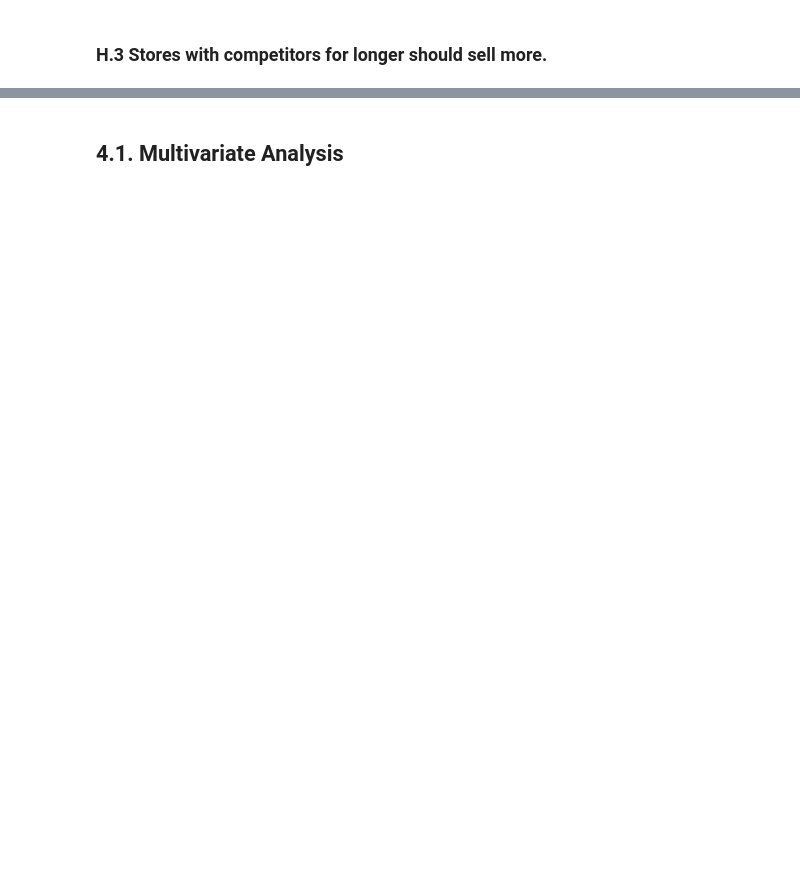
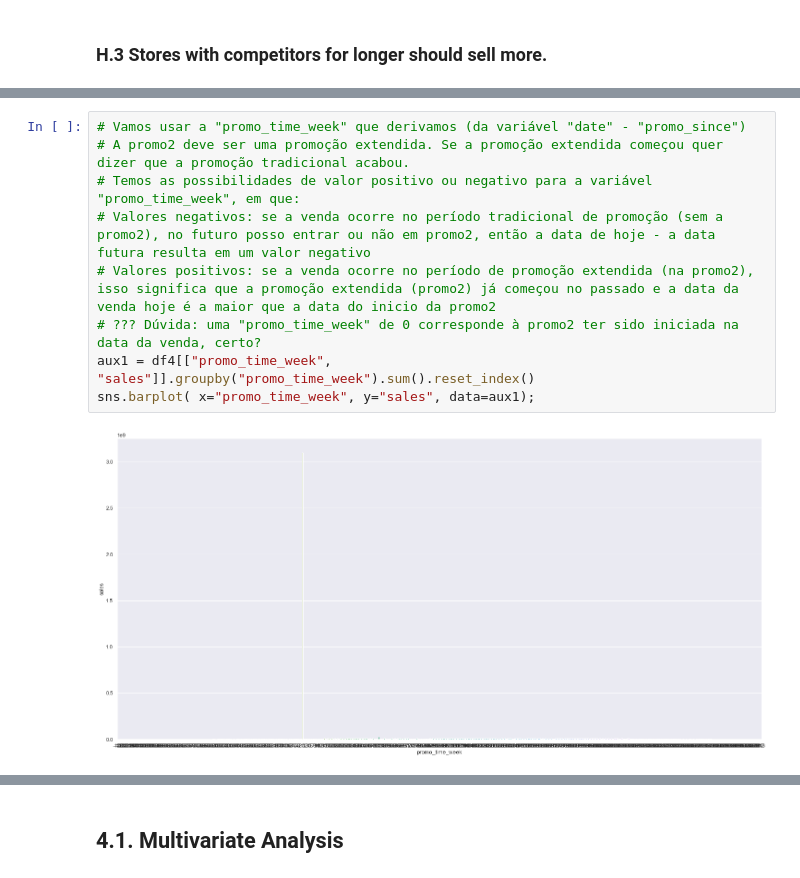
Before and after one commit to luana-afonso/DataScience-Em-Producao, a Jupyter notebook: m04_v01_store_sales_prediction.ipynb, the cells around one changed output, grey strips where cells are left out. Drawn from its saved outputs; the diff is of its cells as text; blank space fills up the shorter version.

```diff
--- a/m04_v01_store_sales_prediction.ipynb
+++ b/m04_v01_store_sales_prediction.ipynb
@@ -1133,0 +1153,11 @@ Correlação de -0.1. Desvalidamos a hipótese e a variável vai ser relevante p
+# %%
+# Vamos usar a "promo_time_week" que derivamos (da variável "date" - "promo_since")
+# A promo2 deve ser uma promoção extendida. Se a promoção extendida começou quer dizer que a promoção tradicional acabou.
+# Temos as possibilidades de valor positivo ou negativo para a variável "promo_time_week", em que:
+# Valores negativos: se a venda ocorre no período tradicional de promoção (sem a promo2), no futuro posso entrar ou não em promo2, então a data de hoje - a data futura resulta em um valor negativo
+# Valores positivos: se a venda ocorre no período de promoção extendida (na promo2), isso significa que a promoção extendida (promo2) já começou no passado e a data da venda hoje é a maior que a data do inicio da promo2
+# ??? Dúvida: uma "promo_time_week" de 0 corresponde à promo2 ter sido iniciada na data da venda, certo?
+aux1 = df4[["promo_time_week", "sales"]].groupby("promo_time_week").sum().reset_index()
+sns.barplot( x="promo_time_week", y="sales", data=aux1);
+# %% [output]
+[figure, added]
```
Also changed, not shown: parts of 70 cells of this notebook.
